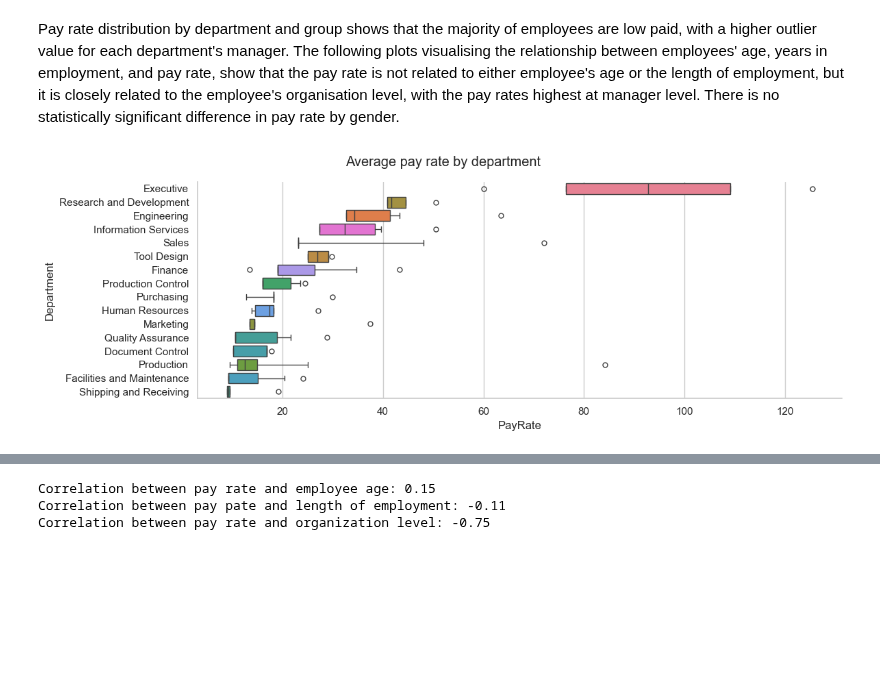
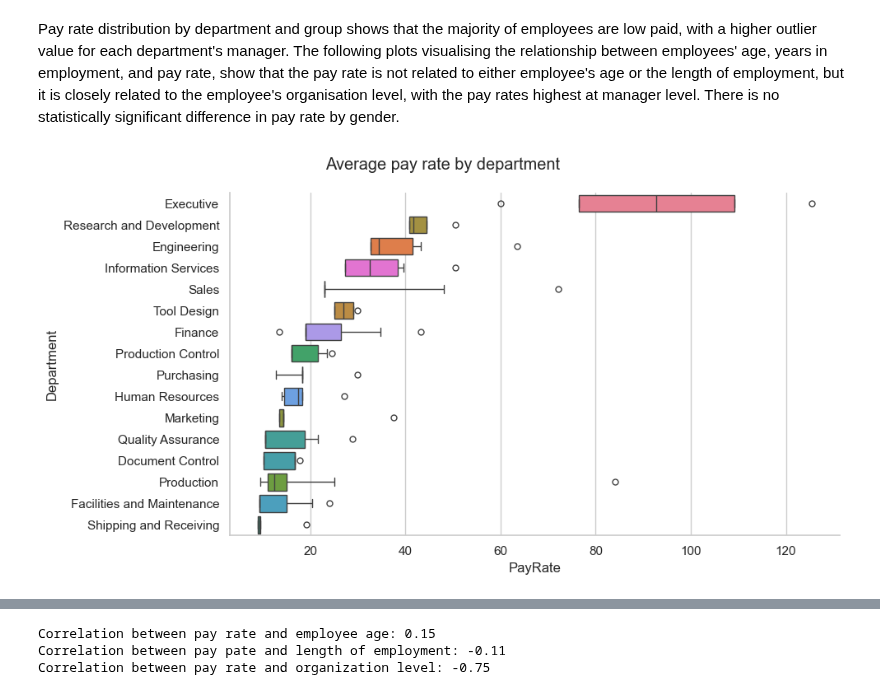
Before and after one commit to PieRatCat/SQL-stuff, a Jupyter notebook: SQL_kunskapskontroll/exam_submission.ipynb, the cells around one changed output, grey strips where cells are left out. Drawn from its saved outputs; the diff is of its cells as text; code cells hidden in the pictures; blank space fills up the shorter version.

```diff
--- a/SQL_kunskapskontroll/exam_submission.ipynb
+++ b/SQL_kunskapskontroll/exam_submission.ipynb
@@ -574,9 +574,9 @@ Pay rate distribution by department and group shows that the majority of employe
 # %%
 rate_sort = employees_all.groupby(by="Department")["PayRate"].mean().sort_values(ascending=False).index
 g = sns.catplot(data=employees_all, y="Department", x="PayRate", kind="box", hue="Department",
-            order=rate_sort, height=4, aspect=3, whis=(5,95))
+            order=rate_sort, whis=(5,95), aspect=2)
 g.figure.suptitle("Average pay rate by department", y=1.05)
 plt.show()
 # %% [output]
-[figure, old version]
+[figure, new version]
 # %%
```
Also changed, not shown: parts of 1 cell of this notebook.
